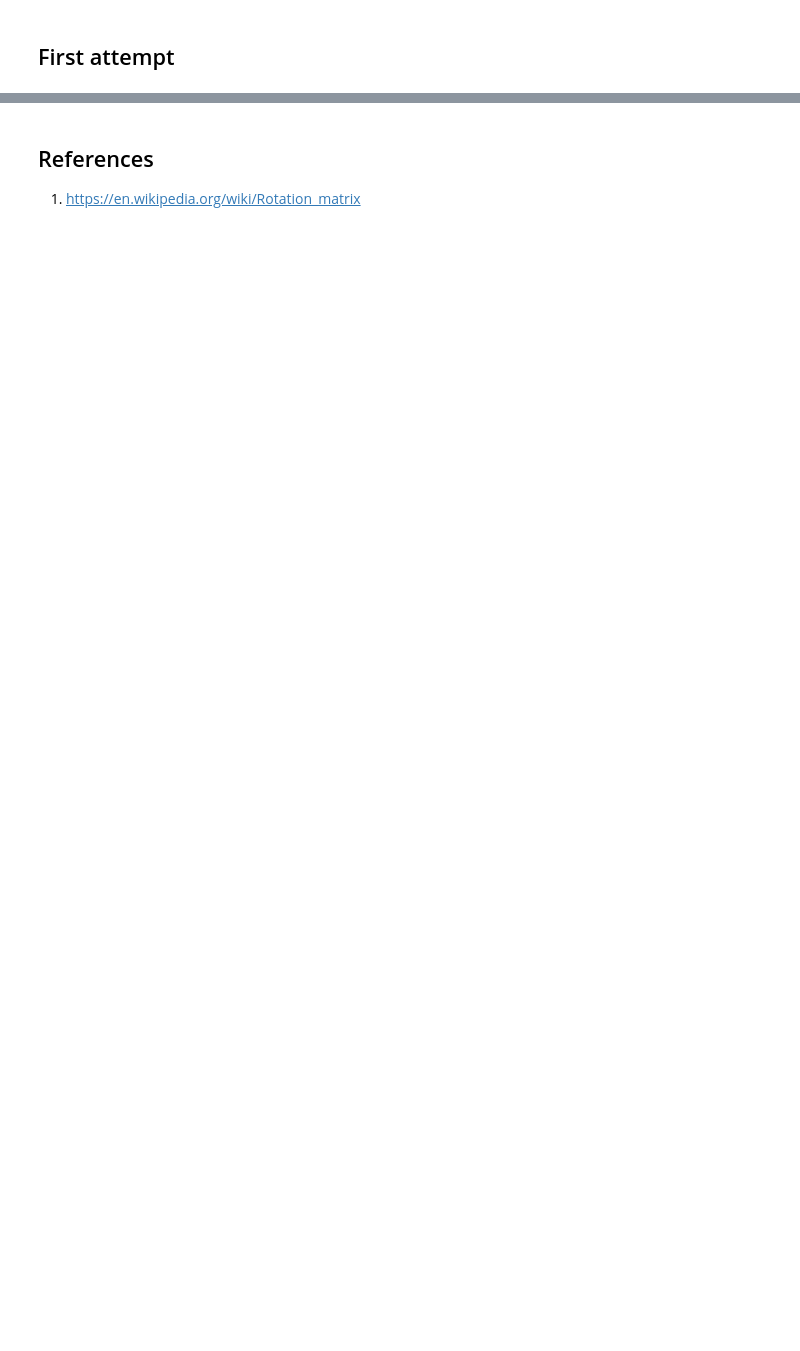
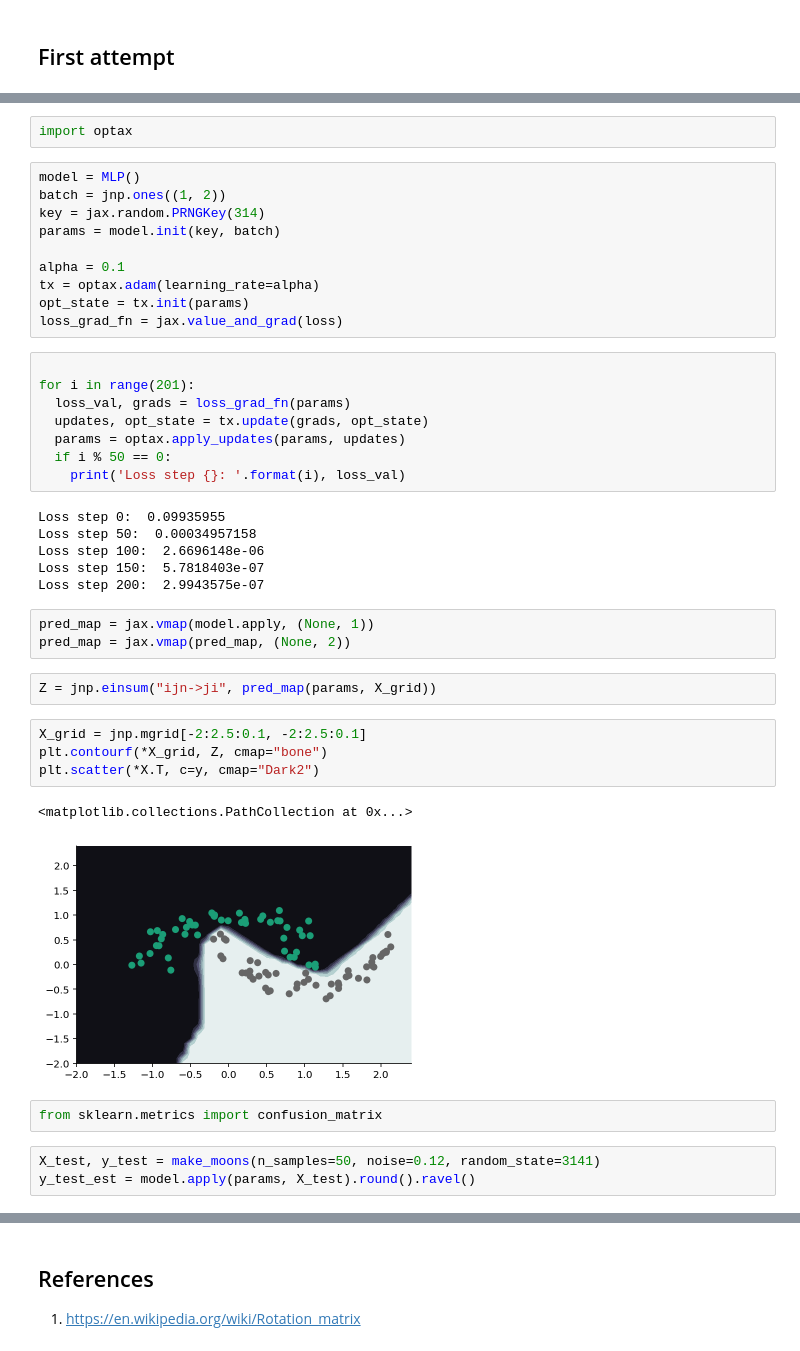
Before and after one commit to probml/shift-happens, a Jupyter notebook: notebooks/shifting-moons.ipynb, the cells around one changed output, grey strips where cells are left out. Drawn from its saved outputs; the diff is of its cells as text; blank space fills up the shorter version.

Commit message:
feat: shifting-moons
Add example

```diff
--- a/notebooks/shifting-moons.ipynb
+++ b/notebooks/shifting-moons.ipynb
@@ -66,0 +94,43 @@ HTML(animation.to_html5_video())
+# %%
+import optax
+# %%
+model = MLP()
+batch = jnp.ones((1, 2))
+key = jax.random.PRNGKey(314)
+params = model.init(key, batch)
+
+alpha = 0.1
+tx = optax.adam(learning_rate=alpha)
+opt_state = tx.init(params)
+loss_grad_fn = jax.value_and_grad(loss)
+# %%
+
+for i in range(201):
+  loss_val, grads = loss_grad_fn(params)
+  updates, opt_state = tx.update(grads, opt_state)
+  params = optax.apply_updates(params, updates)
+  if i % 50 == 0:
+    print('Loss step {}: '.format(i), loss_val)
+# %% [output]
+Loss step 0:  0.09935955
+Loss step 50:  0.00034957158
+Loss step 100:  2.6696148e-06
+Loss step 150:  5.7818403e-07
+Loss step 200:  2.9943575e-07
+# %%
+pred_map = jax.vmap(model.apply, (None, 1))
+pred_map = jax.vmap(pred_map, (None, 2))
+# %%
+Z = jnp.einsum("ijn->ji", pred_map(params, X_grid))
+# %%
+X_grid = jnp.mgrid[-2:2.5:0.1, -2:2.5:0.1]
+plt.contourf(*X_grid, Z, cmap="bone")
+plt.scatter(*X.T, c=y, cmap="Dark2")
+# %% [output]
+<matplotlib.collections.PathCollection at 0x...>
+[figure, added]
+# %%
+from sklearn.metrics import confusion_matrix
+# %%
+X_test, y_test = make_moons(n_samples=50, noise=0.12, random_state=3141)
+y_test_est = model.apply(params, X_test).round().ravel()
```
Also changed, not shown: parts of 8 cells of this notebook.
